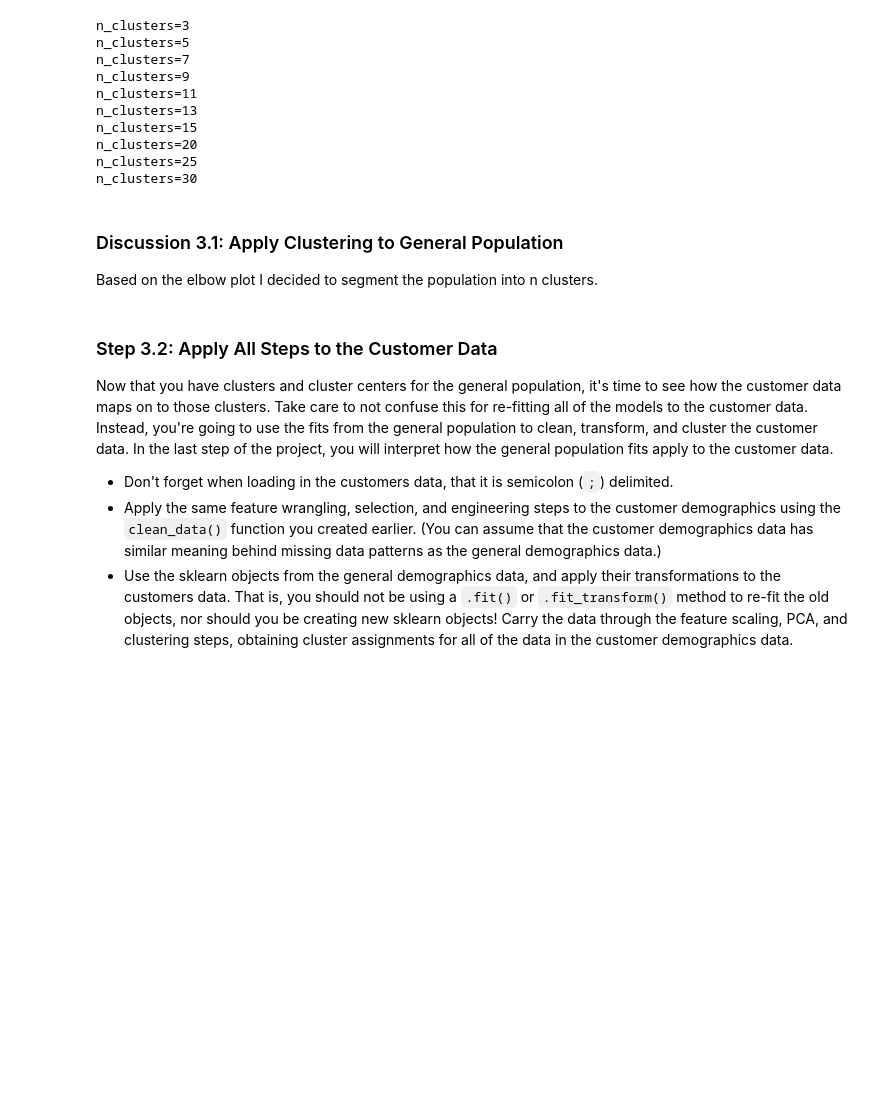
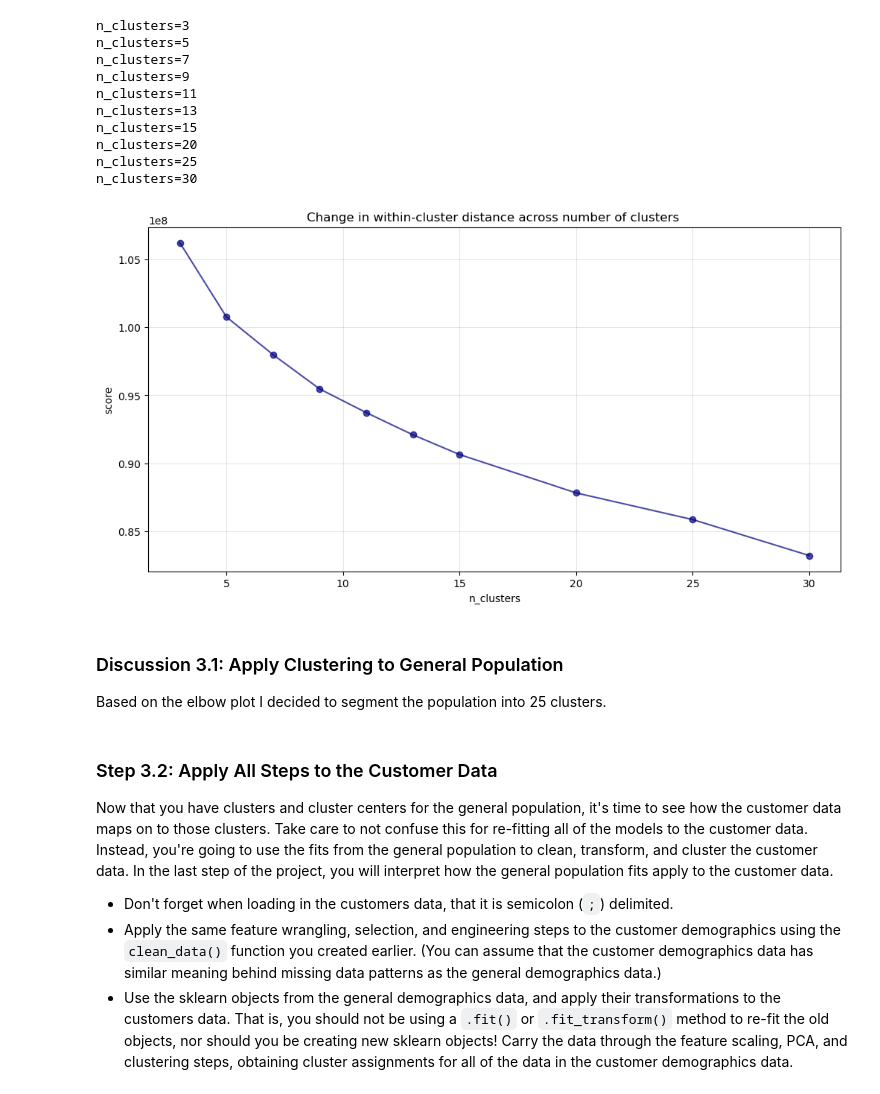
Before and after one commit to dorottyawinter/identify_customer_segments, a Jupyter notebook: Identify_Customer_Segments.ipynb, the cells around one changed output. Drawn from its saved outputs; the diff is of its cells as text; code cells hidden in the pictures; blank space fills up the shorter version.

```diff
--- a/Identify_Customer_Segments.ipynb
+++ b/Identify_Customer_Segments.ipynb
@@ -751,6 +751,7 @@ def clean_data(df: pd.DataFrame, feat_info: pd.DataFrame, prop_nan_threshold_col
                 to_replace=list(map(conversion_type(values_list=nan_values, feat_dtype=df[feat_name].dtype), nan_values)),
                 value=np.nan
                 )
+    print('convert missing data to nan')
 
     # remove features that are missing a significant amount of data (based on prop_nan_threshold_col)
 
@@ -759,6 +760,7 @@ def clean_data(df: pd.DataFrame, feat_info: pd.DataFrame, prop_nan_threshold_col
 
     features_to_drop = prop_nan_features[prop_nan_features > prop_nan_threshold_col].index
     df.drop(features_to_drop, axis=1, inplace=True)
+    print(f"drop {len(features_to_drop)} features based on proportion threshold {prop_nan_threshold_col}")
 
     # remove records that are missing a significant amount of data (based on prop_nan_threshold_row)
 
@@ -767,6 +769,7 @@ def clean_data(df: pd.DataFrame, feat_info: pd.DataFrame, prop_nan_threshold_col
 
     records_to_drop = df[prop_nan_records > prop_nan_threshold_row].index
     df.drop(records_to_drop, axis=0, inplace=True)
+    print(f"drop {len(records_to_drop)} records based on proportion threshold {prop_nan_threshold_row}")
 
     # get categorical (binary and multi-level) features
 
@@ -789,9 +792,12 @@ def clean_data(df: pd.DataFrame, feat_info: pd.DataFrame, prop_nan_threshold_col
 
             df[feat_name] = df[feat_name].map(feat_value_mapper[feat_name])
 
+    print(f"handle {len(feat_value_mapper.keys())} binary categorical features")
+
     # handle multi-level categorical features
 
     df = pd.get_dummies(data=df, columns=feat_cat_multilevel)
+    print(f"handle {len(feat_cat_multilevel)} multi-level categorical features")
 
     # convert all feature values to floats
 
@@ -802,13 +808,17 @@ def clean_data(df: pd.DataFrame, feat_info: pd.DataFrame, prop_nan_threshold_col
     decade_mapper = {1: 40, 2: 40, 3: 50, 4: 50, 5: 60, 6: 60, 7: 60, 8: 70, 9: 70, 10: 80, 11: 80, 12: 80, 13: 80, 14: 90, 15: 90}
     mvmt_mapper = {1: 0, 2: 1, 3: 0, 4: 1, 5: 0, 6: 1, 7: 1, 8: 0, 9: 1, 10: 0, 11: 1, 12: 0, 13: 1, 14: 0, 15: 1}
 
-    df['PRAEGENDE_JUGENDJAHRE_DECADE'] = df['PRAEGENDE_JUGENDJAHRE'].map(decade_mapper)
-    df['PRAEGENDE_JUGENDJAHRE_MVMT'] = df['PRAEGENDE_JUGENDJAHRE'].map(mvmt_mapper)
-    df.drop('PRAEGENDE_JUGENDJAHRE', axis=1, inplace=True)
+    if 'PRAEGENDE_JUGENDJAHRE' in df.columns:
+        print('create new features PRAEGENDE_JUGENDJAHRE_DECADE, PRAEGENDE_JUGENDJAHRE_MVMT from PRAEGENDE_JUGENDJAHRE.')
+        df['PRAEGENDE_JUGENDJAHRE_DECADE'] = df['PRAEGENDE_JUGENDJAHRE'].map(decade_mapper)
+        df['PRAEGENDE_JUGENDJAHRE_MVMT'] = df['PRAEGENDE_JUGENDJAHRE'].map(mvmt_mapper)
+        df.drop('PRAEGENDE_JUGENDJAHRE', axis=1, inplace=True)
 
-    df['CAMEO_INTL_2015_WEALTH'] = df['CAMEO_INTL_2015'].apply(lambda r: r // 10)
-    df['CAMEO_INTL_2015_LIFE_STAGE'] = df['CAMEO_INTL_2015'].apply(lambda r: r % 10)
-    df.drop('CAMEO_INTL_2015', axis=1, inplace=True)
+    if 'CAMEO_INTL_2015' in df.columns:
+        print('create new features CAMEO_INTL_2015_WEALTH, CAMEO_INTL_2015_LIFE_STAGE from CAMEO_INTL_2015.')
+        df['CAMEO_INTL_2015_WEALTH'] = df['CAMEO_INTL_2015'].apply(lambda r: r // 10)
+        df['CAMEO_INTL_2015_LIFE_STAGE'] = df['CAMEO_INTL_2015'].apply(lambda r: r % 10)
+        df.drop('CAMEO_INTL_2015', axis=1, inplace=True)
 
     return df
 # %%
@@ -1168,17 +1186,19 @@ n_clusters=30
 # %%
 # Investigate the change in within-cluster distance across number of clusters.
 # HINT: Use matplotlib's plot function to visualize this relationship.
 
 plt.figure(figsize=(12, 6))
 
 plt.plot(n_clusters_list, scores, marker='o', color='navy', alpha=0.7)
 
-plt.title('Change in within-cluster distance across number of clusters ', fontsize=16)
+plt.title('Change in within-cluster distance across number of clusters ')
 plt.xlabel('n_clusters')
 plt.ylabel('score')
 plt.grid(visible=True, color='black', alpha=0.1)
 
 plt.show();
+# %% [output]
+[figure, added]
 # %%
 # Re-fit the k-means model with the selected number of clusters and obtain cluster predictions for the general population demographics data.
 
@@ -1189,7 +1209,7 @@ cluster_predictions = kmeans_calibrated.predict(X=pca_results)
 # %% [markdown]
 ### Discussion 3.1: Apply Clustering to General Population
 
-Based on the elbow plot I decided to segment the population into n clusters.
+Based on the elbow plot I decided to segment the population into 25 clusters.
 # %% [markdown]
 ### Step 3.2: Apply All Steps to the Customer Data
 
```
Also changed, not shown: parts of 10 cells of this notebook.
